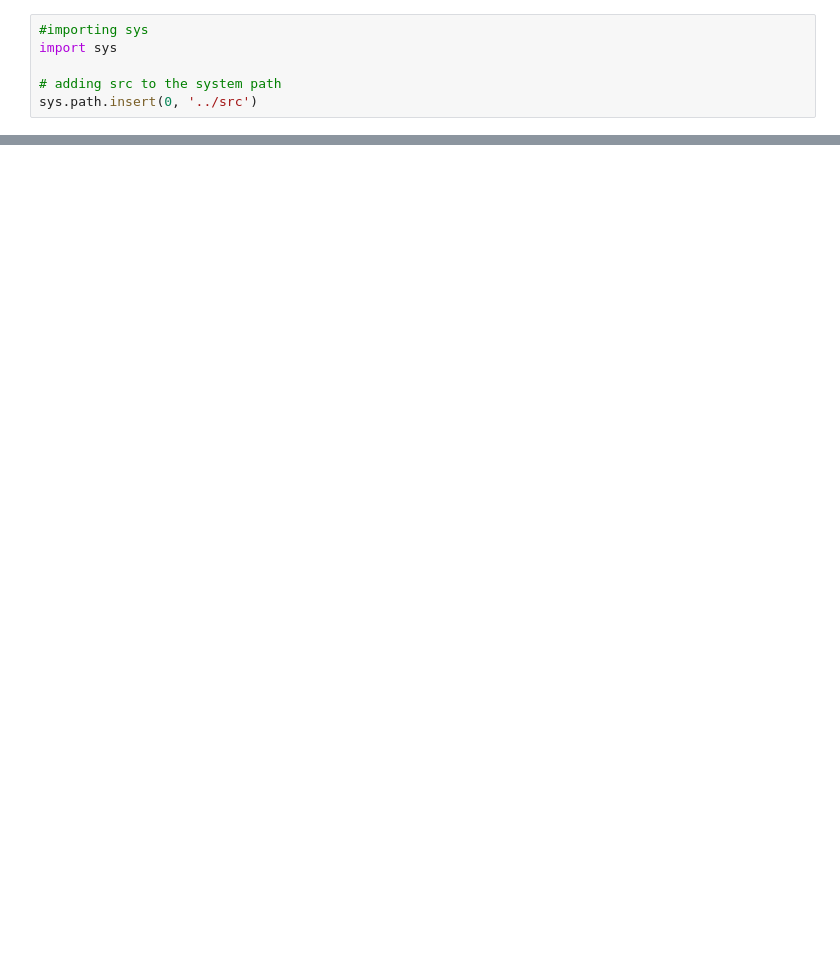
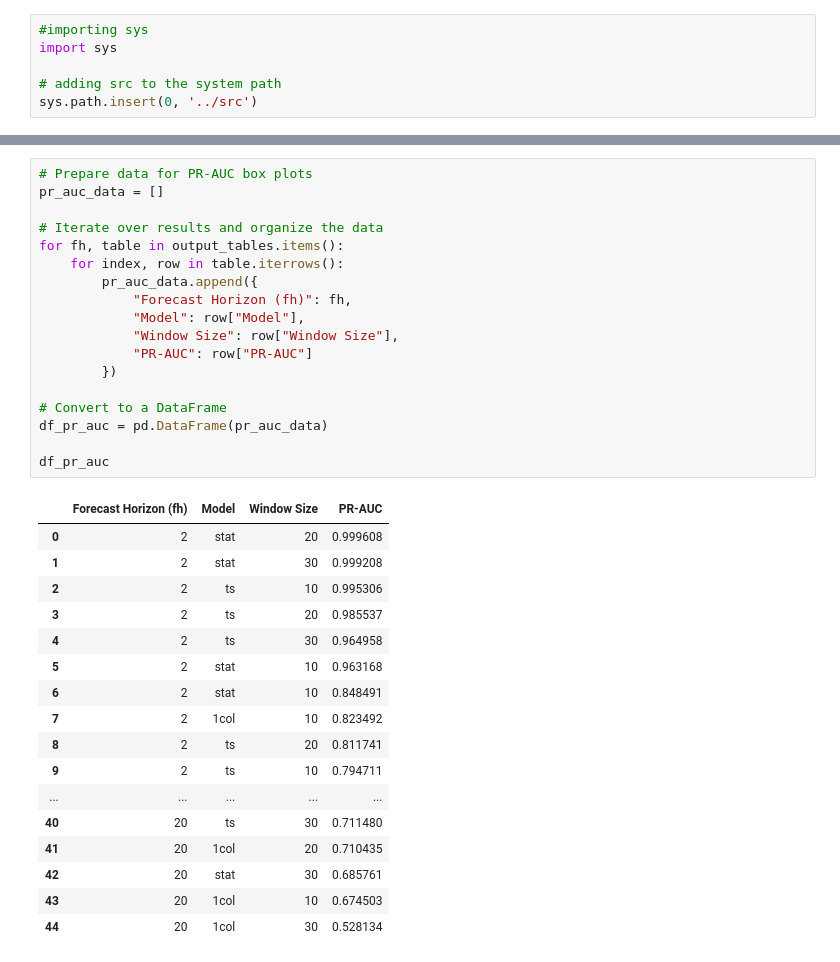
Before and after one commit to SafaaHd/TimeSeriesML, a Jupyter notebook: modular_code/lib/setting2.ipynb, the cells around one changed output, grey strips where cells are left out. Cells and saved outputs as stored; diff of their text form; blank space fills up the shorter version.

```diff
--- a/modular_code/lib/setting2.ipynb
+++ b/modular_code/lib/setting2.ipynb
@@ -254,0 +459,36 @@ Warning: Mismatch in length of X and y. X: 186, y: 186
+# %%
+# Prepare data for PR-AUC box plots
+pr_auc_data = []
+
+# Iterate over results and organize the data
+for fh, table in output_tables.items():
+    for index, row in table.iterrows():
+        pr_auc_data.append({
+            "Forecast Horizon (fh)": fh,
+            "Model": row["Model"],
+            "Window Size": row["Window Size"],
+            "PR-AUC": row["PR-AUC"]
+        })
+
+# Convert to a DataFrame
+df_pr_auc = pd.DataFrame(pr_auc_data)
+
+df_pr_auc
+# %% [output]
+|  | Forecast Horizon (fh) | Model | Window Size | PR-AUC |
+| 0 | 2 | stat | 20 | 0.999608 |
+| 1 | 2 | stat | 30 | 0.999208 |
+| 2 | 2 | ts | 10 | 0.995306 |
+| 3 | 2 | ts | 20 | 0.985537 |
+| 4 | 2 | ts | 30 | 0.964958 |
+| 5 | 2 | stat | 10 | 0.963168 |
+| 6 | 2 | stat | 10 | 0.848491 |
+| 7 | 2 | 1col | 10 | 0.823492 |
+| 8 | 2 | ts | 20 | 0.811741 |
+| 9 | 2 | ts | 10 | 0.794711 |
+| ... | ... | ... | ... | ... |
+| 40 | 20 | ts | 30 | 0.711480 |
+| 41 | 20 | 1col | 20 | 0.710435 |
+| 42 | 20 | stat | 30 | 0.685761 |
+| 43 | 20 | 1col | 10 | 0.674503 |
+| 44 | 20 | 1col | 30 | 0.528134 |
```
Also changed, not shown: parts of 8 cells of this notebook, 1 other file.
